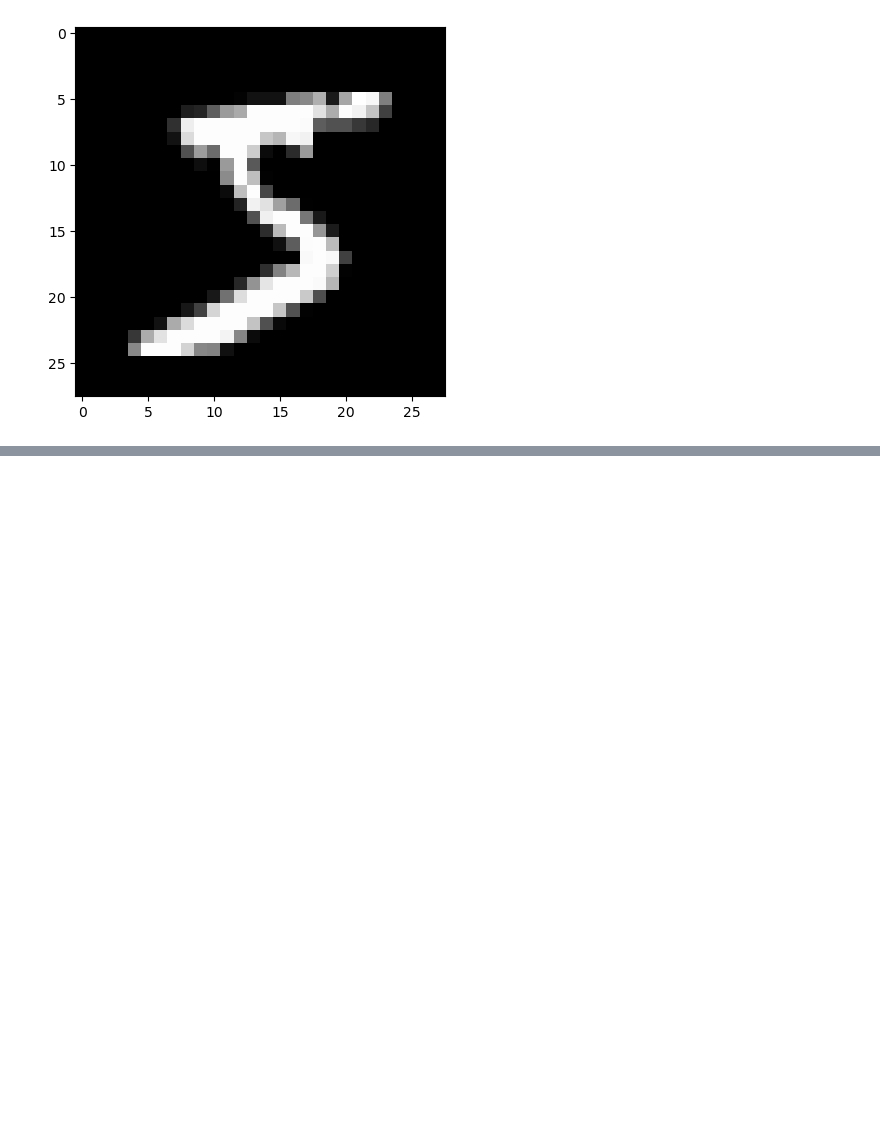
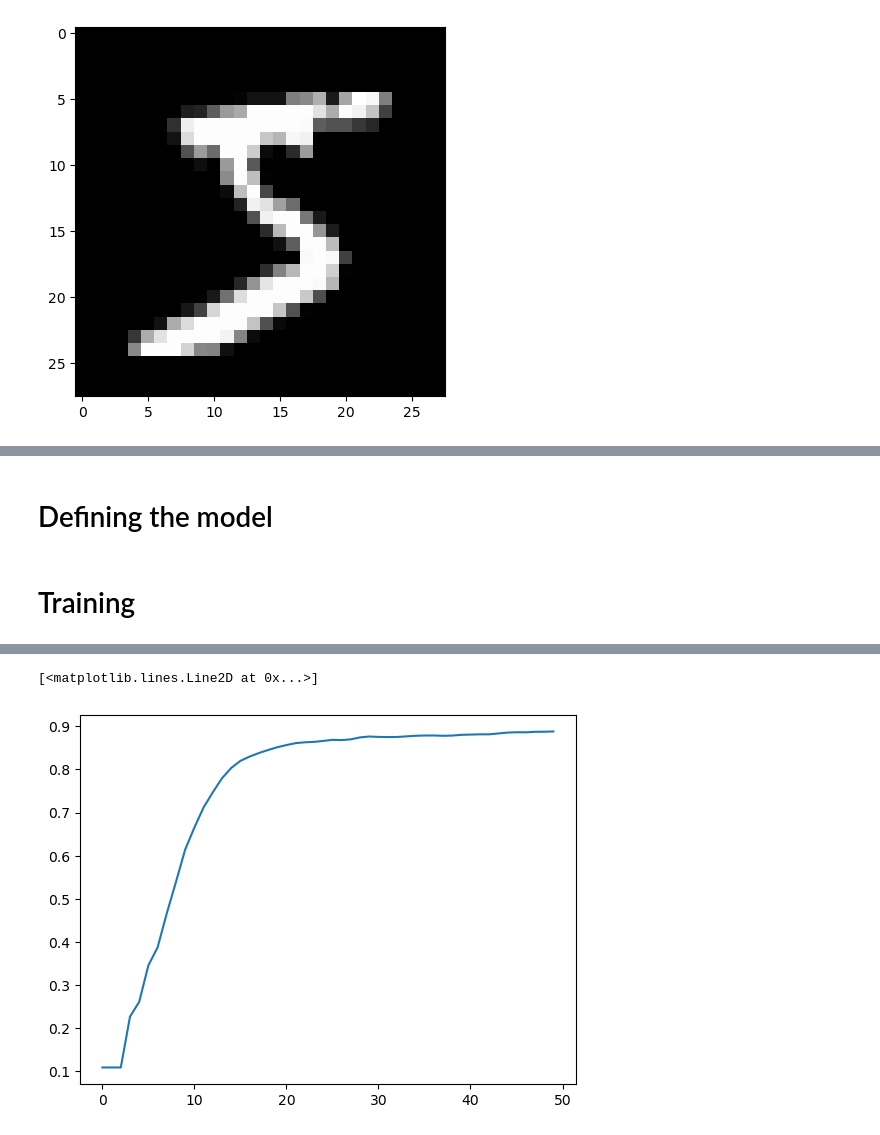
Before and after one commit to jywu20/learn-torch, a Jupyter notebook: MINST-CNN/MINST-CNN.ipynb, the cells around one changed output, grey strips where cells are left out. Cells and saved outputs as stored; diff of their text form; code cells hidden in the pictures; blank space fills up the shorter version.

```diff
--- a/MINST-CNN/MINST-CNN.ipynb
+++ b/MINST-CNN/MINST-CNN.ipynb
@@ -228,3 +36,0 @@ Note that if we desire, we can still manually manipulate the parameters of the m
-# %%
-for i in model.parameters():
-    print(i.shape)
@@ -324,9 +36,0 @@ pyplot.plot(accuracies)
-# %%
-i_fail = []
-for i in range(y_valid.shape[0]):
-    n_pred = model(x_valid[i, :].unsqueeze(0)).argmax().item()
-    n_real = y_valid[i].item()
-    if n_pred != n_real:
-        i_fail.append(i)
-
-print(len(i_fail))
@@ -439,0 +60,2 @@ import numpy as np
+# %% [markdown]
+# Defining the model
@@ -439,0 +89,2 @@ import numpy as np
+# %% [markdown]
+# Training
@@ -439,0 +95,42 @@ import numpy as np
+# %%
+dev = torch.device("cuda") if torch.cuda.is_available() else torch.device("cpu")
+model = MnistCNN().to(dev)
+x_valid = x_valid.to(dev)
+y_valid = y_valid.to(dev)
+loss_func = nn.NLLLoss()
+# %%
+n_epoch = 50
+lr = 0.1
+max_samples = 100
+
+accuracies = np.zeros(n_epoch)
+
+optimizer = torch.optim.SGD(model.parameters(), lr=lr)
+
+for epoch in range(n_epoch):
+    model.train()
+    i = 0
+
+    for xb, yb in train_dataset:
+        if i == max_samples:
+            break
+
+        xb = xb.to(dev)
+        yb = yb.to(dev)
+
+        pred = model(xb)
+        loss = loss_func(pred, yb)
+
+        loss.backward()
+        optimizer.step()
+        optimizer.zero_grad()
+        i += 1
+
+    model.eval()
+    with torch.no_grad():
+        acc = accuracy(model(x_valid), y_valid).item()
+        accuracies[epoch] = acc
+        print(f"epoch: {epoch:>3d}   accuracy: {acc:>5f}")
+
+pyplot.plot(accuracies)
+# %% [output]
@@ -439,0 +154,2 @@ import numpy as np
+[<matplotlib.lines.Line2D at 0x...>]
+[figure, added]
```
Also changed, not shown: parts of 45 cells of this notebook, 1 other file.
